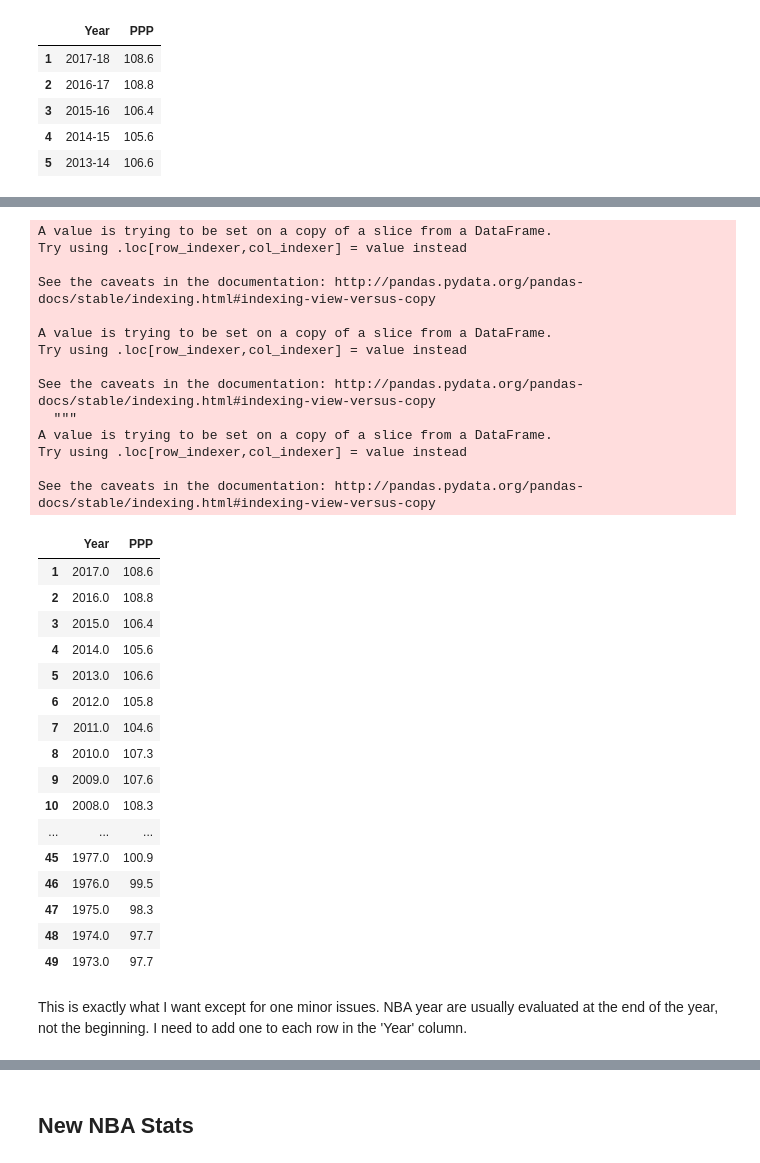
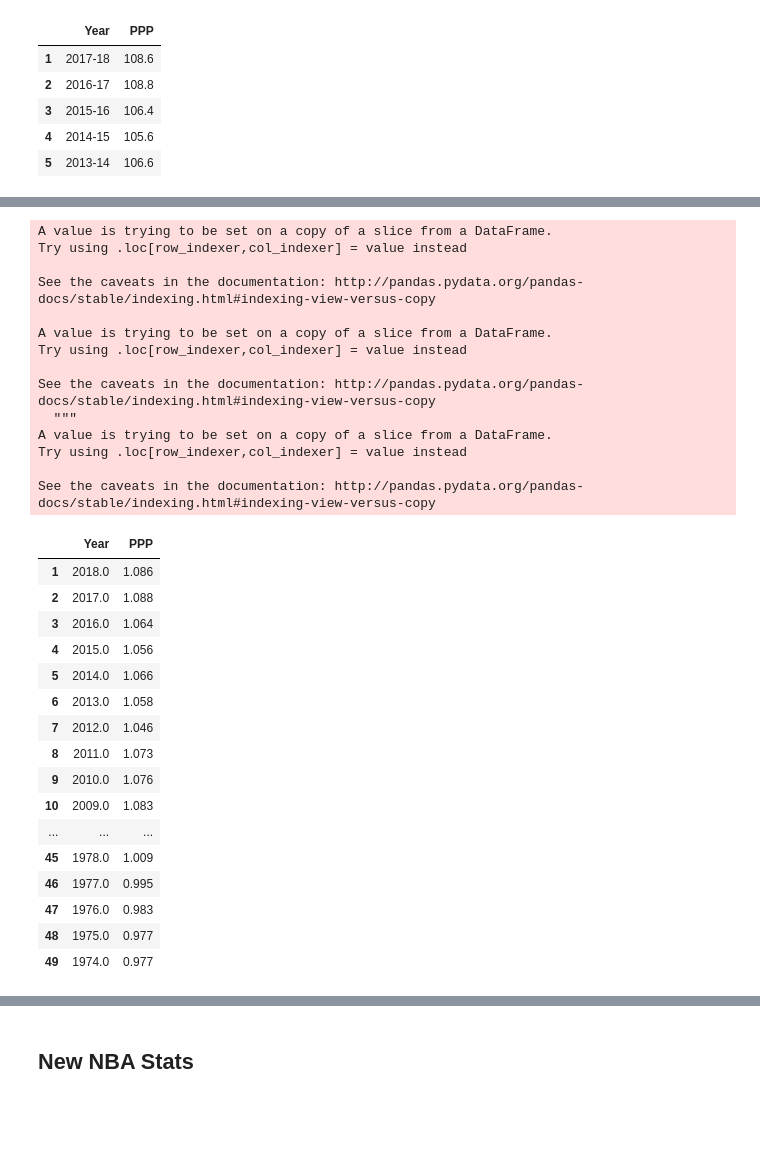
Before and after one commit to coreyjwade/3-Point_Net_Gain, a Jupyter notebook: NBA_3-point_Stats.py.ipynb, the cells around one changed output, grey strips where cells are left out. Cells and saved outputs as stored; diff of their text form; code cells hidden in the pictures; blank space fills up the shorter version.

```diff
--- a/NBA_3-point_Stats.py.ipynb
+++ b/NBA_3-point_Stats.py.ipynb
@@ -281,46 +275,52 @@ memory usage: 1.8+ KB
 # %%
-# convert year column to year listed before the hyphen
+# convert year column to year listed before hyphen
 df_PPP['Year'] = df_PPP['Year'].str.split('-').str[0]
 
 # convert columns to numbers
 df_PPP['Year'] = pd.to_numeric(df_PPP['Year'], errors='coerce')
 df_PPP['PPP'] = pd.to_numeric(df_PPP['PPP'], errors='coerce')
 
 # drop NaN values
 df_PPP = df_PPP.dropna()
 
+# add 1 to each year, since NBA seasons are maked by the second, not first number
+df_PPP['Year'] = df_PPP['Year'] + 1
+
+# divide by 100 to convert to points per possession
+df_PPP['PPP'] = df_PPP['PPP']/100
+# offensive rating is given in terms of points per 100 possession
+
+# view dataframe
 df_PPP
 # %% [output]
 A value is trying to be set on a copy of a slice from a DataFrame.
 Try using .loc[row_indexer,col_indexer] = value instead
 
 See the caveats in the documentation: http://pandas.pydata.org/pandas-docs/stable/indexing.html#indexing-view-versus-copy
 
 A value is trying to be set on a copy of a slice from a DataFrame.
 Try using .loc[row_indexer,col_indexer] = value instead
 
 See the caveats in the documentation: http://pandas.pydata.org/pandas-docs/stable/indexing.html#indexing-view-versus-copy
   """
 A value is trying to be set on a copy of a slice from a DataFrame.
 Try using .loc[row_indexer,col_indexer] = value instead
 
 See the caveats in the documentation: http://pandas.pydata.org/pandas-docs/stable/indexing.html#indexing-view-versus-copy
 |  | Year | PPP |
-| 1 | 2017.0 | 108.6 |
-| 2 | 2016.0 | 108.8 |
-| 3 | 2015.0 | 106.4 |
-| 4 | 2014.0 | 105.6 |
-| 5 | 2013.0 | 106.6 |
-| 6 | 2012.0 | 105.8 |
-| 7 | 2011.0 | 104.6 |
-| 8 | 2010.0 | 107.3 |
-| 9 | 2009.0 | 107.6 |
-| 10 | 2008.0 | 108.3 |
+| 1 | 2018.0 | 1.086 |
+| 2 | 2017.0 | 1.088 |
+| 3 | 2016.0 | 1.064 |
+| 4 | 2015.0 | 1.056 |
+| 5 | 2014.0 | 1.066 |
+| 6 | 2013.0 | 1.058 |
+| 7 | 2012.0 | 1.046 |
+| 8 | 2011.0 | 1.073 |
+| 9 | 2010.0 | 1.076 |
+| 10 | 2009.0 | 1.083 |
 | ... | ... | ... |
-| 45 | 1977.0 | 100.9 |
-| 46 | 1976.0 | 99.5 |
-| 47 | 1975.0 | 98.3 |
-| 48 | 1974.0 | 97.7 |
-| 49 | 1973.0 | 97.7 |
+| 45 | 1978.0 | 1.009 |
+| 46 | 1977.0 | 0.995 |
+| 47 | 1976.0 | 0.983 |
+| 48 | 1975.0 | 0.977 |
+| 49 | 1974.0 | 0.977 |
-# %% [markdown]
-This is exactly what I want except for one minor issues. NBA year are usually evaluated at the end of the year, not the beginning. I need to add one to each row in the 'Year' column.
```
Also changed, not shown: parts of 82 cells of this notebook.
